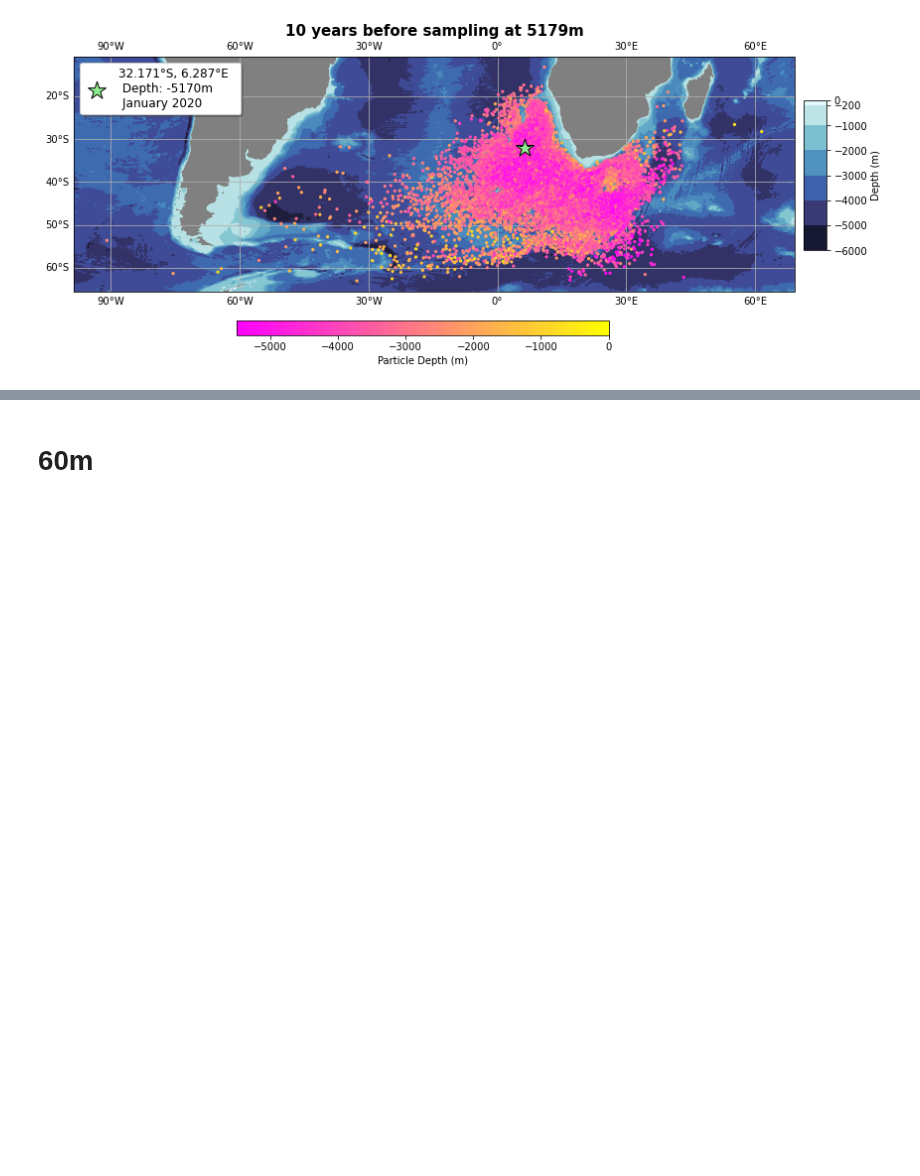
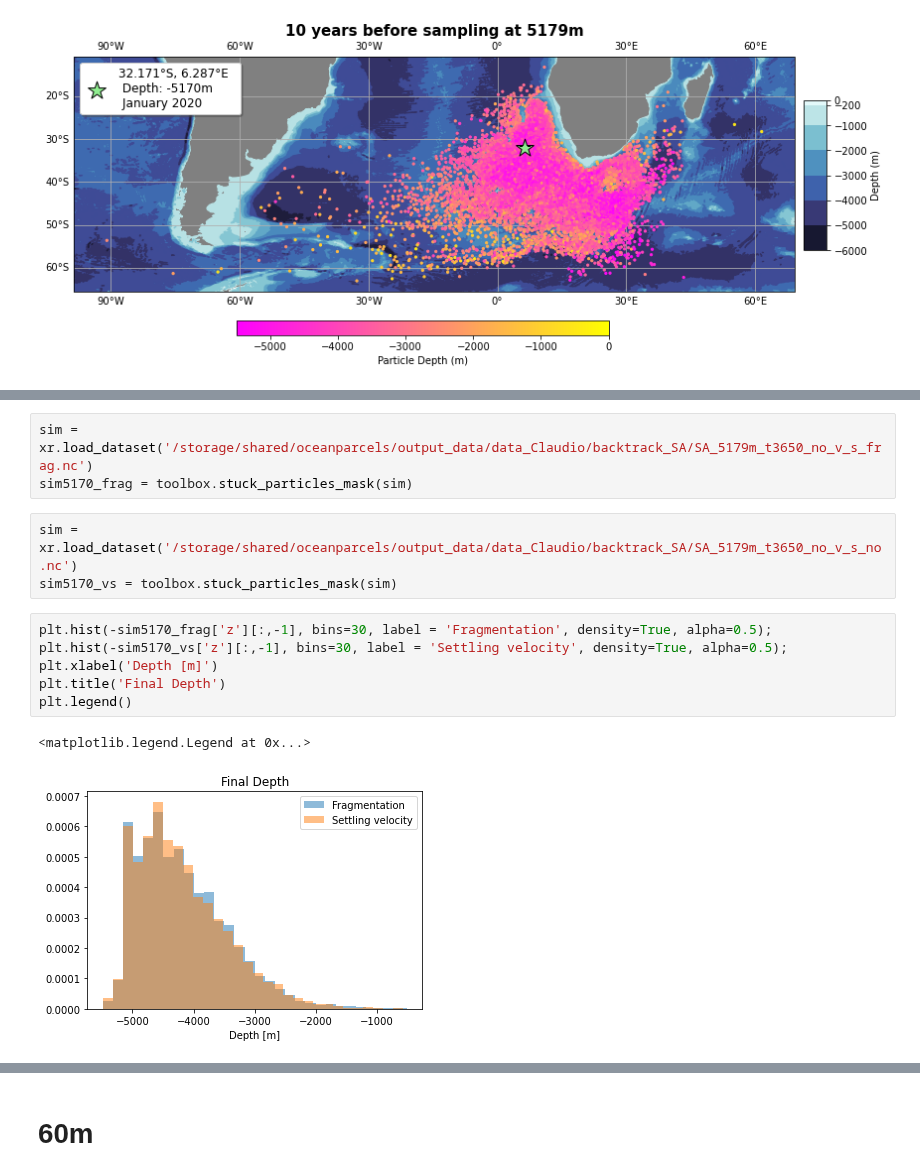
Before and after one commit to OceanParcels/Backtracking_Abyssal_Nanoplastics, a Jupyter notebook: notebooks/Output_analysis_suit.ipynb, the cells around one changed output, grey strips where cells are left out. Cells and saved outputs as stored; diff of their text form; blank space fills up the shorter version.

```diff
--- a/notebooks/Output_analysis_suit.ipynb
+++ b/notebooks/Output_analysis_suit.ipynb
@@ -84,0 +140,15 @@ plt.savefig('../figs/5170m_passive.png')
+# %%
+sim = xr.load_dataset('/storage/shared/oceanparcels/output_data/data_Claudio/backtrack_SA/SA_5179m_t3650_no_v_s_frag.nc')
+sim5170_frag = toolbox.stuck_particles_mask(sim)
+# %%
+sim = xr.load_dataset('/storage/shared/oceanparcels/output_data/data_Claudio/backtrack_SA/SA_5179m_t3650_no_v_s_no.nc')
+sim5170_vs = toolbox.stuck_particles_mask(sim)
+# %%
+plt.hist(-sim5170_frag['z'][:,-1], bins=30, label = 'Fragmentation', density=True, alpha=0.5);
+plt.hist(-sim5170_vs['z'][:,-1], bins=30, label = 'Settling velocity', density=True, alpha=0.5);
+plt.xlabel('Depth [m]')
+plt.title('Final Depth')
+plt.legend()
+# %% [output]
+<matplotlib.legend.Legend at 0x...>
+[figure, added]
```
Also changed, not shown: parts of 7 cells of this notebook, 3 other files.
